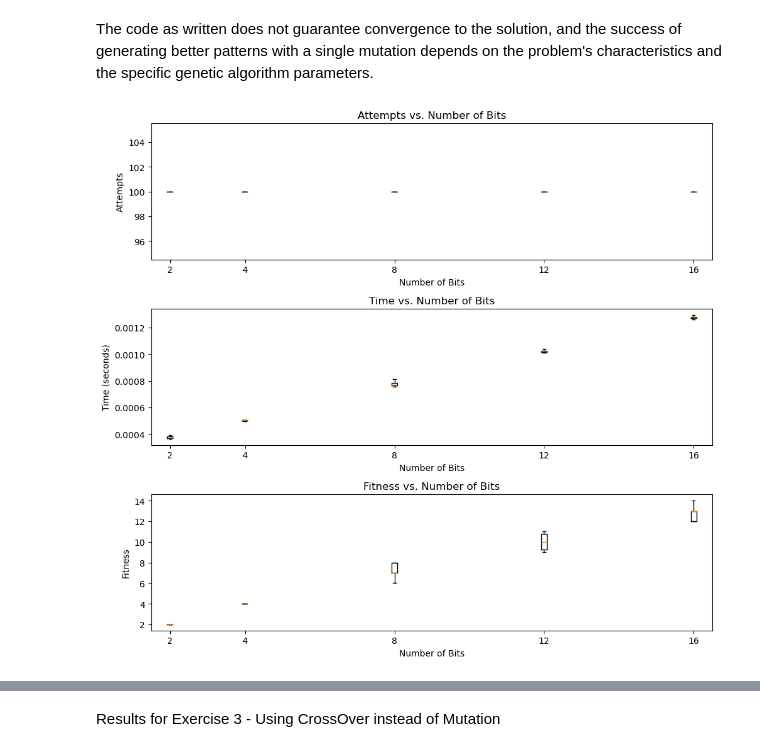
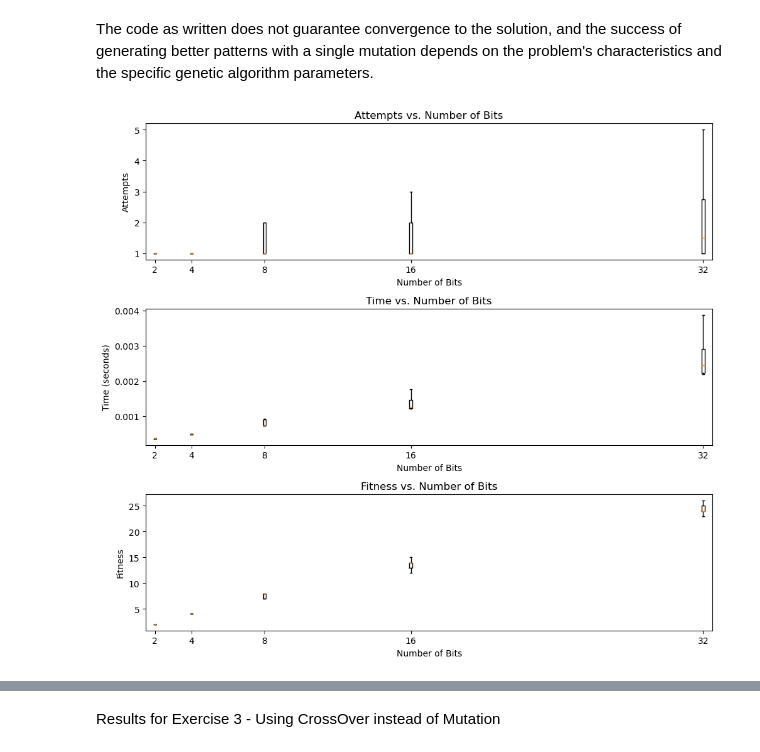
Before and after one commit to Qubi0-0/MachineLearning, a Jupyter notebook: Search/Search.ipynb, the cells around one changed output, grey strips where cells are left out. Saved outputs shown, nothing was run; the diff lists cells and outputs as text; code cells hidden in the pictures.

```diff
--- a/Search/Search.ipynb
+++ b/Search/Search.ipynb
@@ -194,24 +200,27 @@ if __name__ == "__main__":
 # %%
 # D)
 attempts_data = {bit_count: [] for bit_count in bit_counts}
-# times_data = {bit_count: [] for bit_count in bit_counts}
+times_data = {bit_count: [] for bit_count in bit_counts}
 is_solution = {bit_count: [] for bit_count in bit_counts}
 
 for _ in range(trials_amount):
     for bit in bit_counts:
         pattern = Search(sequence_length= bit)
-        result_pattern, attempts = pattern.mutate_pattern()
+        result_pattern, attempts, time_duration = pattern.mutate_pattern()
         if result_pattern == pattern.solution:
             is_solution[bit].append(1)
         else:
             is_solution[bit].append(0)
         attempts_data[bit].append(attempts)
+        times_data[bit].append(time_duration)
 
-fig, ax = plt.subplots(2, 1, figsize=(10, 9))
+fig, ax = plt.subplots(3, 1, figsize=(10, 9))
 
 for bit in bit_counts:
     ax[0].boxplot(attempts_data[bit], positions=[bit], showfliers=False)
     ax[1].boxplot(is_solution[bit], positions=[bit], showfliers=False)
+    ax[2].boxplot(times_data[bit], positions=[bit], showfliers=False)
+
 
 
 ax[0].set_title("Attempts vs. Number of Bits")
@@ -222,6 +231,10 @@ ax[1].set_title("Is Solution vs. Number of Bits")
 ax[1].set_xlabel("Number of Bits")
 ax[1].set_ylabel("Is Solution")
 
+ax[2].set_title("Time vs. Number of Bits")
+ax[2].set_xlabel("Number of Bits")
+ax[2].set_ylabel("Time")
+
 plt.tight_layout()
 plt.show()
 # %% [output]
@@ -229,35 +242,37 @@ plt.show()
 # %% [markdown]
 The code as written does not guarantee convergence to the solution, and the success of generating better patterns with a single mutation depends on the problem's characteristics and the specific genetic algorithm parameters.
 # %%
-# Exercise 2
+# Exercise 2 and 3
 
+bit_counts = [2, 4, 8, 16, 32]
 attempts_results = {bit_count: [] for bit_count in bit_counts}
 times_results = {bit_count: [] for bit_count in bit_counts}
 fitness_results = {bit_count: [] for bit_count in bit_counts}
 
 attempts_results_ex3 = {bit_count: [] for bit_count in bit_counts}
 times_results_ex3 = {bit_count: [] for bit_count in bit_counts}
 fitness_results_ex3 = {bit_count: [] for bit_count in bit_counts}
+for _ in range(trials_amount):
+    for bit_count in bit_counts:
 
-for bit_count in bit_counts:
-    pattern_mutate = Search(sequence_length= bit_count)
-    pattern_evolve = Search(sequence_length= bit_count)
+        pattern_mutate = Search(sequence_length= bit_count)
+        pattern_evolve = Search(sequence_length= bit_count)
 
-    attempts_data, times_data, fitness_data = pattern_mutate.evaluate_and_evolve_population(trials_amount, max_generations=100, mut_flag= True)
-    attempts_data_ex3, times_data_ex3, fitness_data_ex3 = pattern_evolve.evaluate_and_evolve_population(trials_amount, max_generations=100, mut_flag= False)
+        attempts_data, times_data, fitness_data = pattern_mutate.evaluate_and_evolve_population(max_generations=100, mut_flag= True)
+        attempts_data_ex3, times_data_ex3, fitness_data_ex3 = pattern_evolve.evaluate_and_evolve_population(max_generations=100, mut_flag= False)
 
-    attempts_results[bit_count].extend(attempts_data)
-    times_results[bit_count].extend(times_data)
-    fitness_results[bit_count].extend(fitness_data)
+        attempts_results[bit_count].extend(attempts_data)
+        times_results[bit_count].extend(times_data)
+        fitness_results[bit_count].extend(fitness_data)
 
-    attempts_results_ex3[bit_count].extend(attempts_data_ex3)
-    times_results_ex3[bit_count].extend(times_data_ex3)
-    fitness_results_ex3[bit_count].extend(fitness_data_ex3)
+        attempts_results_ex3[bit_count].extend(attempts_data_ex3)
+        times_results_ex3[bit_count].extend(times_data_ex3)
+        fitness_results_ex3[bit_count].extend(fitness_data_ex3)
 
 # Create box plots for attempts, times, and fitness
 create_box_plots(bit_counts, attempts_results, times_results, fitness_results)
 # %% [output]
-[figure, old version]
+[figure, new version]
 # %%
 create_box_plots(bit_counts, attempts_results_ex3, times_results_ex3, fitness_results_ex3)
 # %% [output]
```
Also changed, not shown: parts of 3 cells of this notebook.
